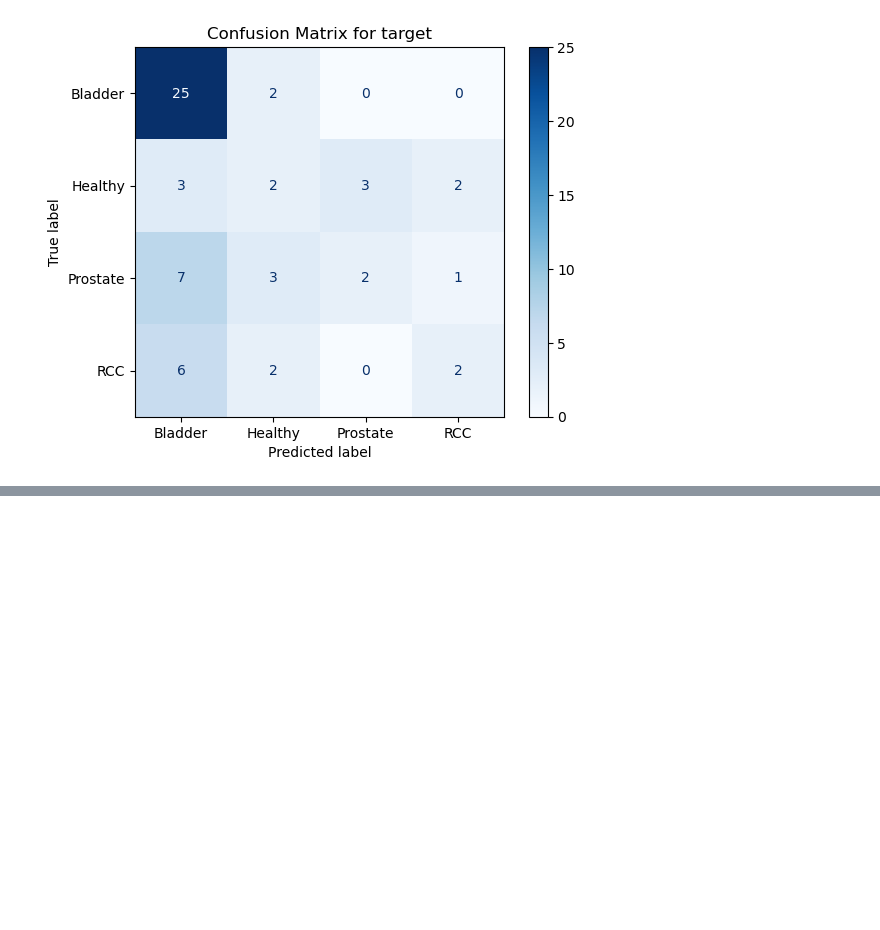
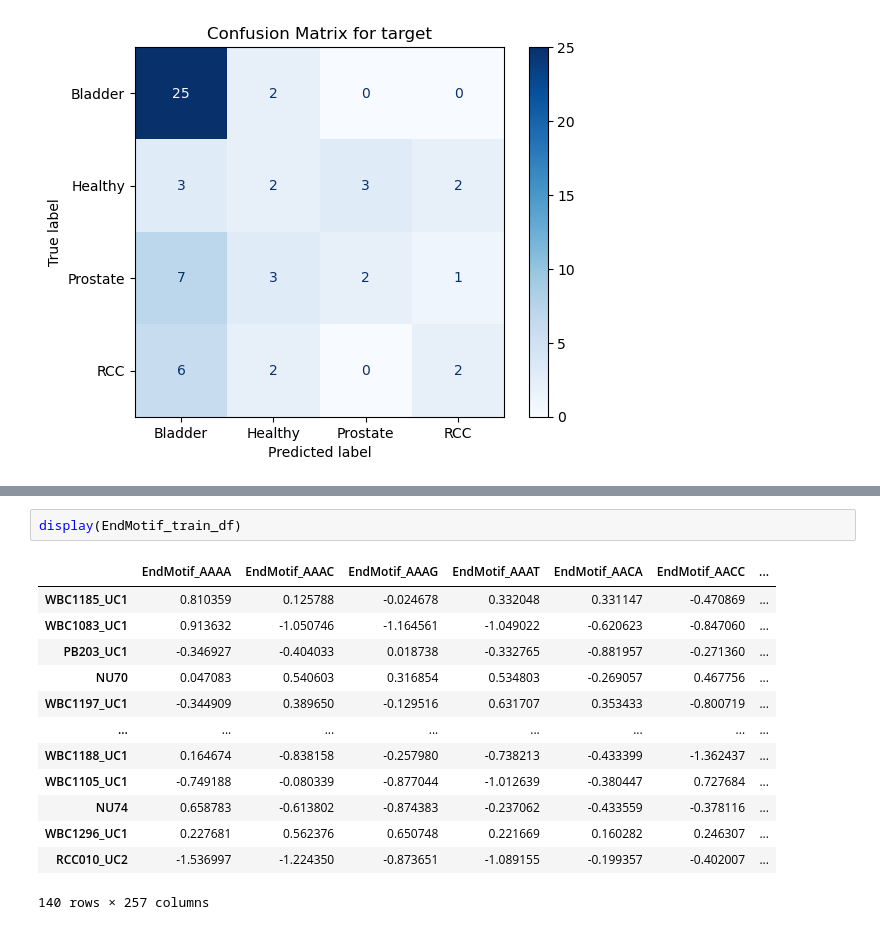
Before and after one commit to Irfanwustl/ResearchCode2_in_transition, a Jupyter notebook: Tissue_of_origin/TOF_all_features.ipynb, the cells around one changed output, grey strips where cells are left out. Drawn from its saved outputs; the diff is of its cells as text; blank space fills up the shorter version.

```diff
--- a/Tissue_of_origin/TOF_all_features.ipynb
+++ b/Tissue_of_origin/TOF_all_features.ipynb
@@ -397,0 +542,16 @@ CNA_rf = models.random_forest_model(CNA_train, CNA_test)
+# %%
+display(EndMotif_train_df)
+# %% [output]
+|  | EndMotif_AAAA | EndMotif_AAAC | EndMotif_AAAG | EndMotif_AAAT | EndMotif_AACA | EndMotif_AACC | ... |
+| WBC1185_UC1 | 0.810359 | 0.125788 | -0.024678 | 0.332048 | 0.331147 | -0.470869 | ... |
+| WBC1083_UC1 | 0.913632 | -1.050746 | -1.164561 | -1.049022 | -0.620623 | -0.847060 | ... |
+| PB203_UC1 | -0.346927 | -0.404033 | 0.018738 | -0.332765 | -0.881957 | -0.271360 | ... |
+| NU70 | 0.047083 | 0.540603 | 0.316854 | 0.534803 | -0.269057 | 0.467756 | ... |
+| WBC1197_UC1 | -0.344909 | 0.389650 | -0.129516 | 0.631707 | 0.353433 | -0.800719 | ... |
+| ... | ... | ... | ... | ... | ... | ... | ... |
+| WBC1188_UC1 | 0.164674 | -0.838158 | -0.257980 | -0.738213 | -0.433399 | -1.362437 | ... |
+| WBC1105_UC1 | -0.749188 | -0.080339 | -0.877044 | -1.012639 | -0.380447 | 0.727684 | ... |
+| NU74 | 0.658783 | -0.613802 | -0.874383 | -0.237062 | -0.433559 | -0.378116 | ... |
+| WBC1296_UC1 | 0.227681 | 0.562376 | 0.650748 | 0.221669 | 0.160282 | 0.246307 | ... |
+| RCC010_UC2 | -1.536997 | -1.224350 | -0.873651 | -1.089155 | -0.199357 | -0.402007 | ... |
+140 rows × 257 columns
```
Also changed, not shown: parts of 17 cells of this notebook, 3 other files.
